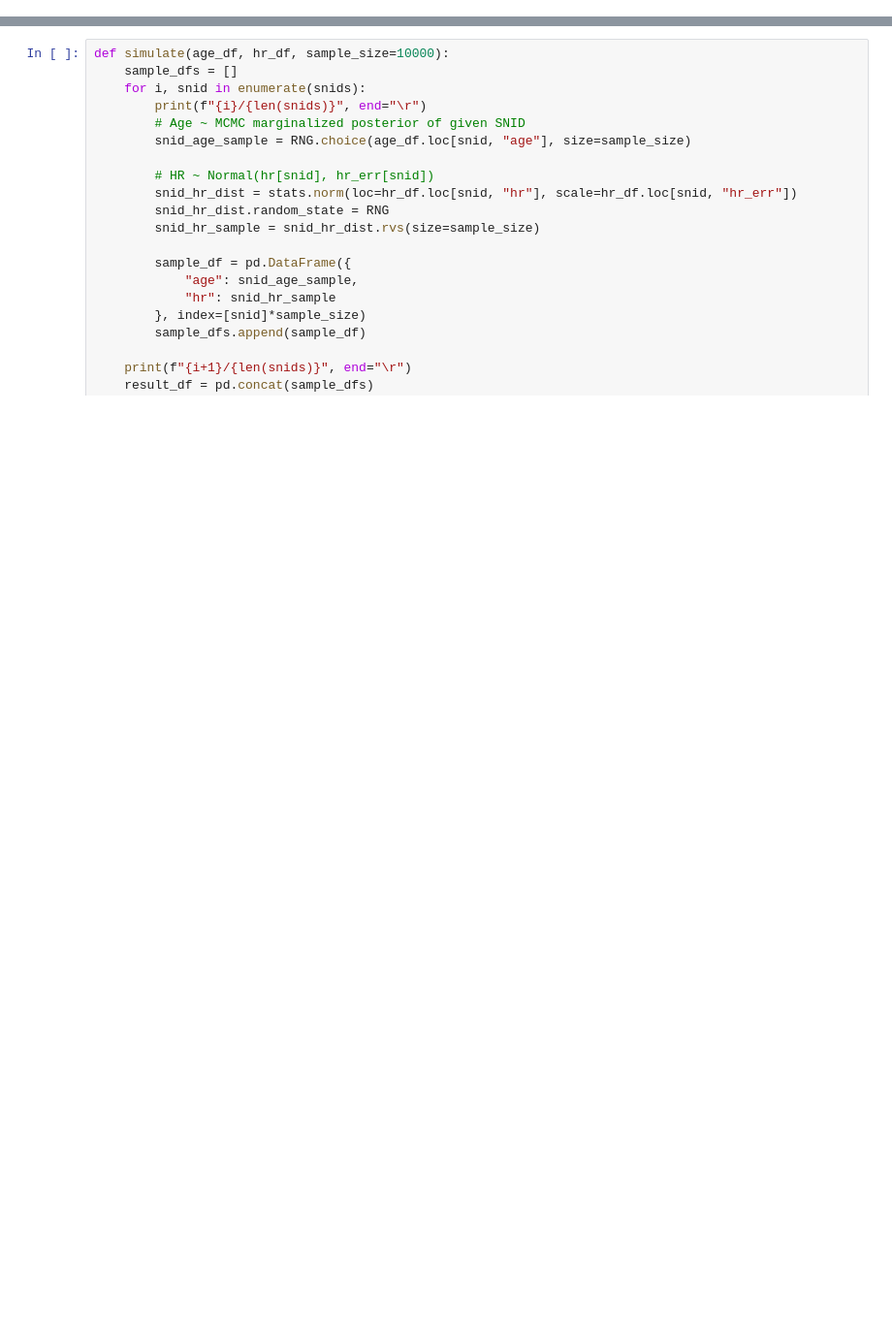
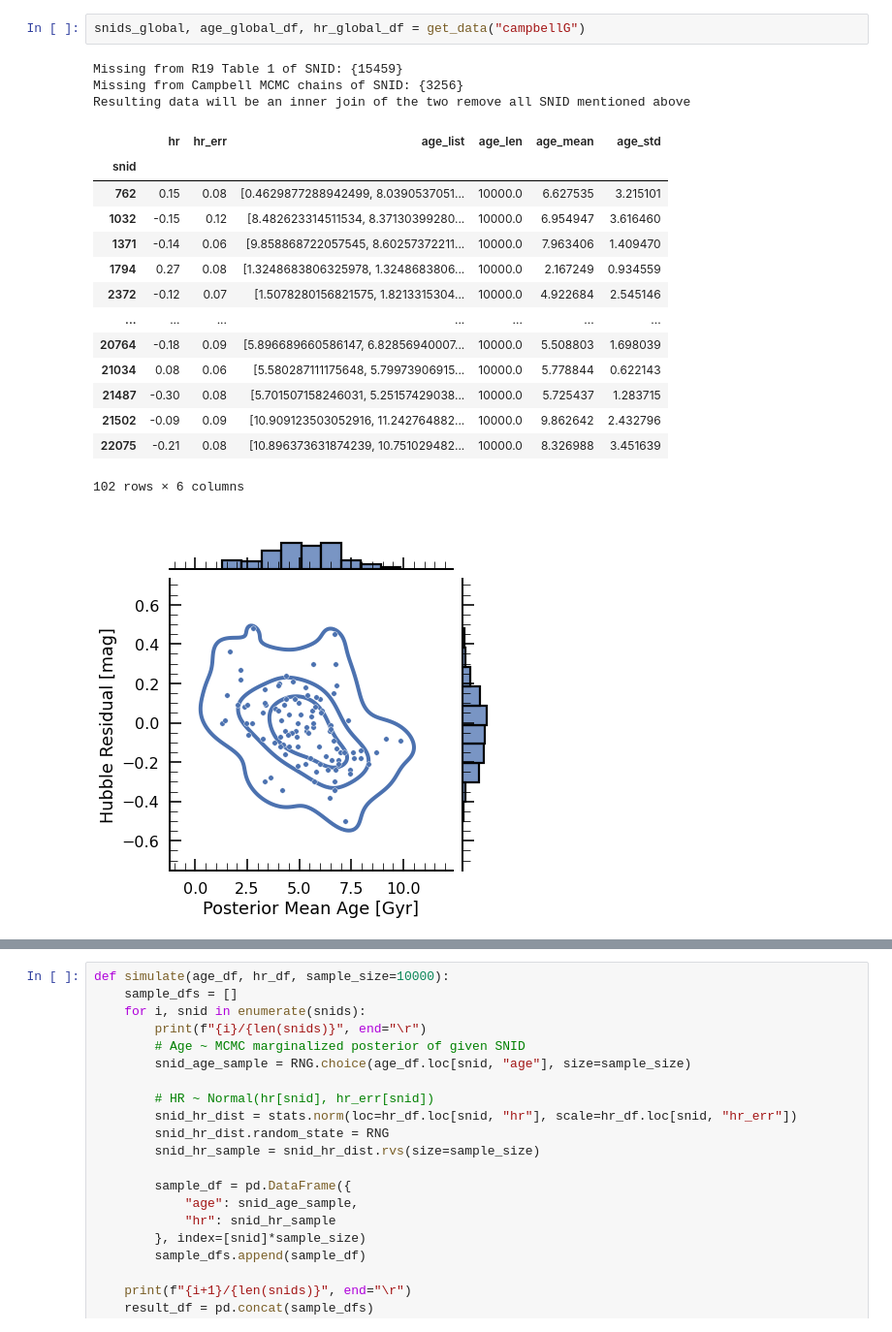
Before and after one commit to ketozhang/statistical-methods-on-sne-ia-luminosity-evolution, a Jupyter notebook: report.ipynb, the cells around one changed output, grey strips where cells are left out. Shown at 97% size. Saved outputs shown, nothing was run; the diff lists cells and outputs as text; blank space fills up the shorter version.

```diff
--- a/report.ipynb
+++ b/report.ipynb
@@ -213 +70,22 @@ plt.savefig("figures/gmm_age_fit.png", transparent=False)
+# %%
+snids_global, age_global_df, hr_global_df = get_data("campbellG")
+# %% [output]
+Missing from R19 Table 1 of SNID: {15459}
+Missing from Campbell MCMC chains of SNID: {3256}
+Resulting data will be an inner join of the two remove all SNID mentioned above
+|  | hr | hr_err | age_list | age_len | age_mean | age_std |
+| snid |  |  |  |  |  |  |
+| 762 | 0.15 | 0.08 | [0.4629877288942499, 8.0390537051... | 10000.0 | 6.627535 | 3.215101 |
+| 1032 | -0.15 | 0.12 | [8.482623314511534, 8.37130399280... | 10000.0 | 6.954947 | 3.616460 |
+| 1371 | -0.14 | 0.06 | [9.858868722057545, 8.60257372211... | 10000.0 | 7.963406 | 1.409470 |
+| 1794 | 0.27 | 0.08 | [1.3248683806325978, 1.3248683806... | 10000.0 | 2.167249 | 0.934559 |
+| 2372 | -0.12 | 0.07 | [1.5078280156821575, 1.8213315304... | 10000.0 | 4.922684 | 2.545146 |
+| ... | ... | ... | ... | ... | ... | ... |
+| 20764 | -0.18 | 0.09 | [5.896689660586147, 6.82856940007... | 10000.0 | 5.508803 | 1.698039 |
+| 21034 | 0.08 | 0.06 | [5.580287111175648, 5.79973906915... | 10000.0 | 5.778844 | 0.622143 |
+| 21487 | -0.30 | 0.08 | [5.701507158246031, 5.25157429038... | 10000.0 | 5.725437 | 1.283715 |
+| 21502 | -0.09 | 0.09 | [10.909123503052916, 11.242764882... | 10000.0 | 9.862642 | 2.432796 |
+| 22075 | -0.21 | 0.08 | [10.896373631874239, 10.751029482... | 10000.0 | 8.326988 | 3.451639 |
+102 rows × 6 columns
+[figure, added]
 # %% [markdown]
```
Also changed, not shown: parts of 41 cells of this notebook, 3 other files.
